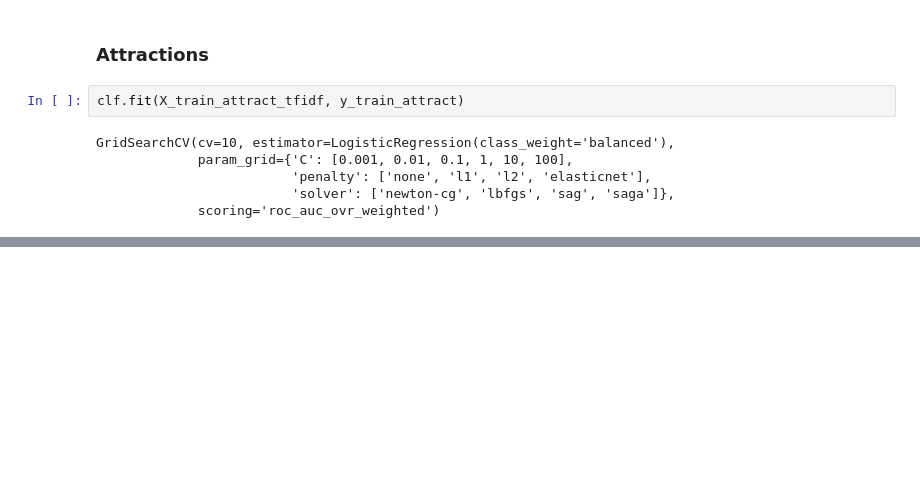
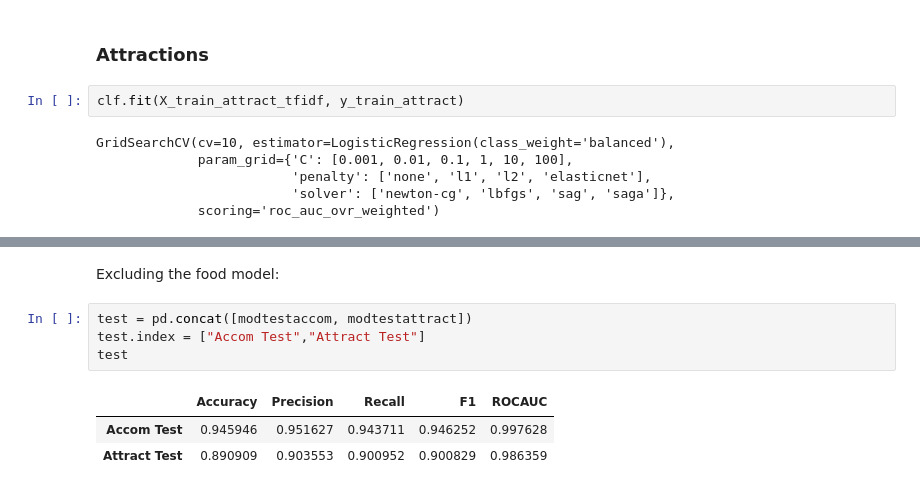
Before and after one commit to Auckland68/Arun-Travel-Reviews-Analysis, a Jupyter notebook: AspectSentimentModels/Models/Notebook12(a)AspectPredictionModelsMachineLearning.ipynb, the cells around one changed output, grey strips where cells are left out. Cells and saved outputs as stored; diff of their text form; blank space fills up the shorter version.

```diff
--- a/AspectSentimentModels/Models/Notebook12(a)AspectPredictionModelsMachineLearning.ipynb
+++ b/AspectSentimentModels/Models/Notebook12(a)AspectPredictionModelsMachineLearning.ipynb
@@ -865,0 +866,10 @@ test
+# %% [markdown]
+Excluding the food model:
+# %%
+test = pd.concat([modtestaccom, modtestattract])
+test.index = ["Accom Test","Attract Test"]
+test
+# %% [output]
+|  | Accuracy | Precision | Recall | F1 | ROCAUC |
+| Accom Test | 0.945946 | 0.951627 | 0.943711 | 0.946252 | 0.997628 |
+| Attract Test | 0.890909 | 0.903553 | 0.900952 | 0.900829 | 0.986359 |
```
Also changed, not shown: parts of 72 cells of this notebook.
